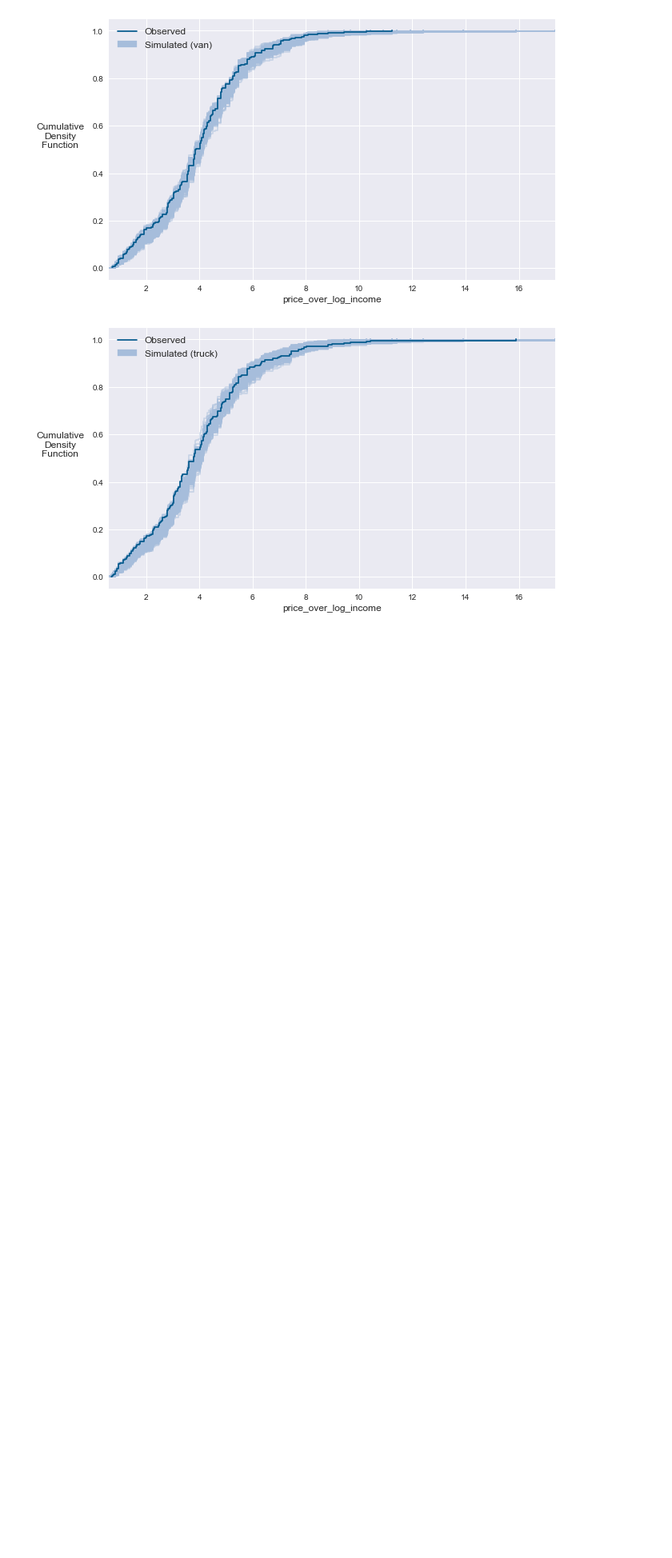
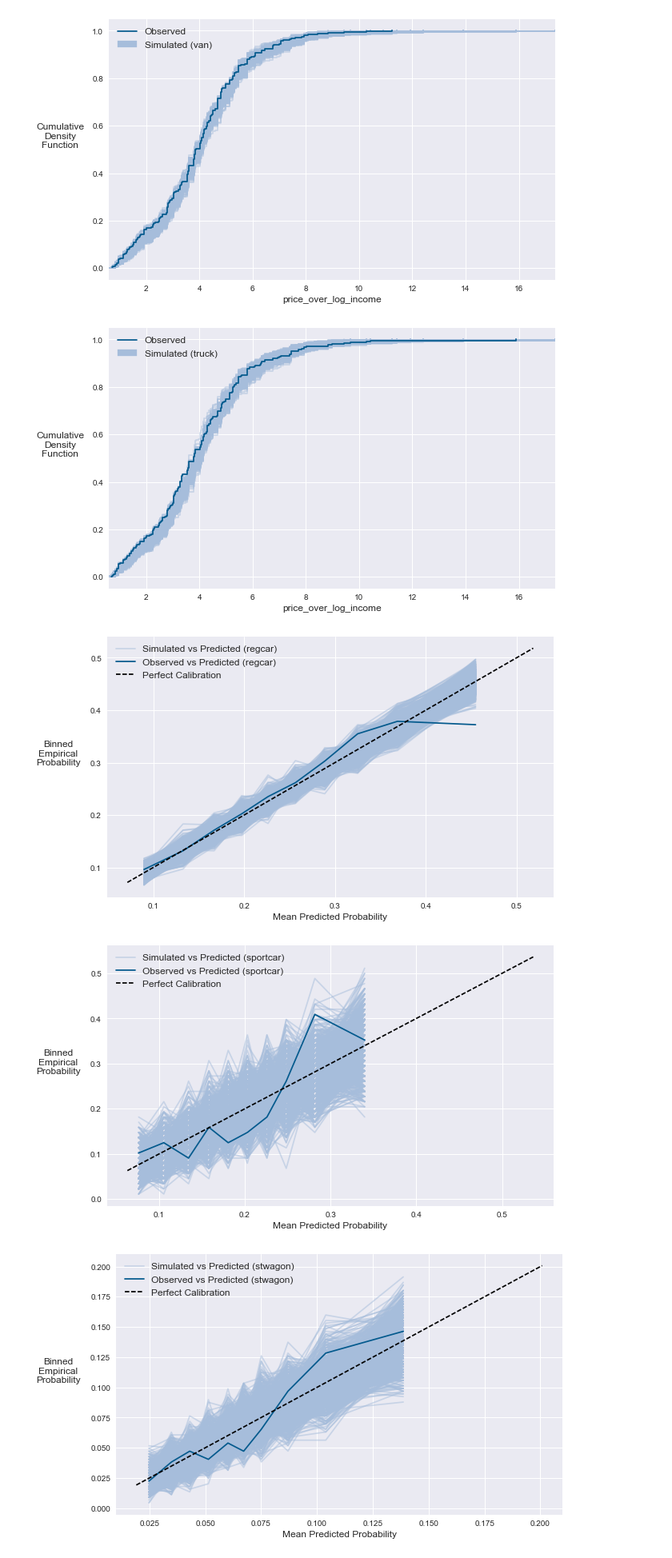
Before and after one commit to timothyb0912/check-yourself, a Jupyter notebook: notebooks/_06-tb-Make_introductory_plots.ipynb, the cells around one changed output. Shown at 80% size. Saved outputs shown, nothing was run; the diff lists cells and outputs as text; code cells hidden in the pictures; blank space fills up the shorter version.

Commit message:
Added reliability plots for all body types.

```diff
--- a/notebooks/_06-tb-Make_introductory_plots.ipynb
+++ b/notebooks/_06-tb-Make_introductory_plots.ipynb
@@ -415,3 +415,31 @@ for body in ['regcar', 'sportcar', 'stwagon', 'van', 'truck']:
 [figure]
 [figure]
 [figure]
+# %%
+for body in ['regcar', 'sportcar', 'stwagon', 'van', 'truck']:
+    filter_idx = (car_df.body_type == body).values
+    current_probs = car_mnl.long_fitted_probs[filter_idx]
+    current_choices = car_mnl.choices[filter_idx]
+    current_sim_y = likelihood_sim_y[filter_idx, :]
+    current_line_label = 'Observed vs Predicted ({})'.format(body)
+    current_sim_label = 'Simulated vs Predicted ({})'.format(body)
+
+    current_sim_color = '#a6bddb'
+    current_obs_color = '#045a8d'
+
+    reliability_path = None
+    viz.plot_binned_reliability(
+        current_probs,
+        current_choices,
+        sim_y=current_sim_y,
+        line_label=current_line_label,
+        line_color=current_obs_color,
+        sim_label=current_sim_label,
+        sim_line_color=current_sim_color,
+        figsize=(10, 6),
+        ref_line=True,
+        output_file=reliability_path)
+# %% [output]
+[figure, added]
+[figure, added]
+[figure, added]
```
Also changed, not shown: parts of 3 cells of this notebook.
